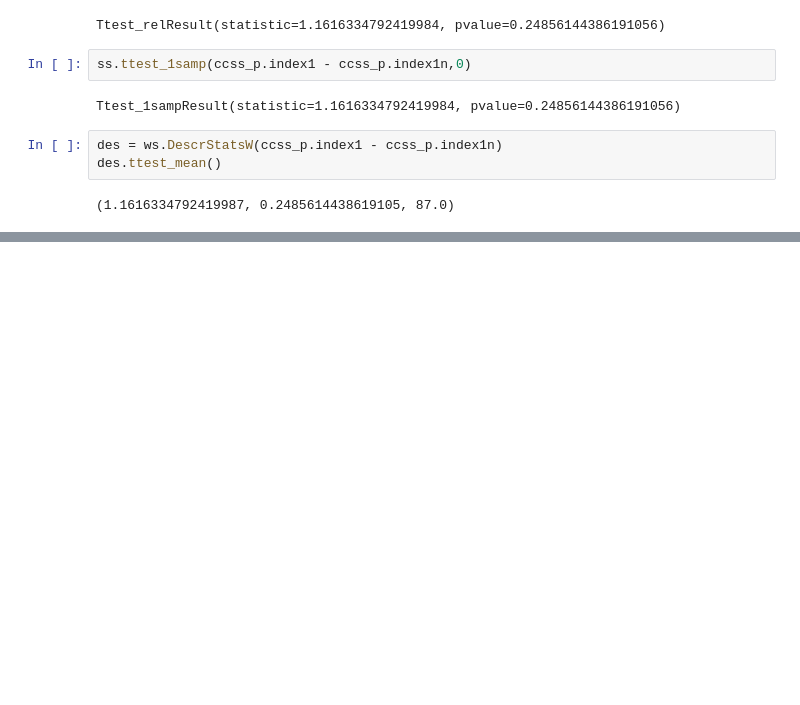
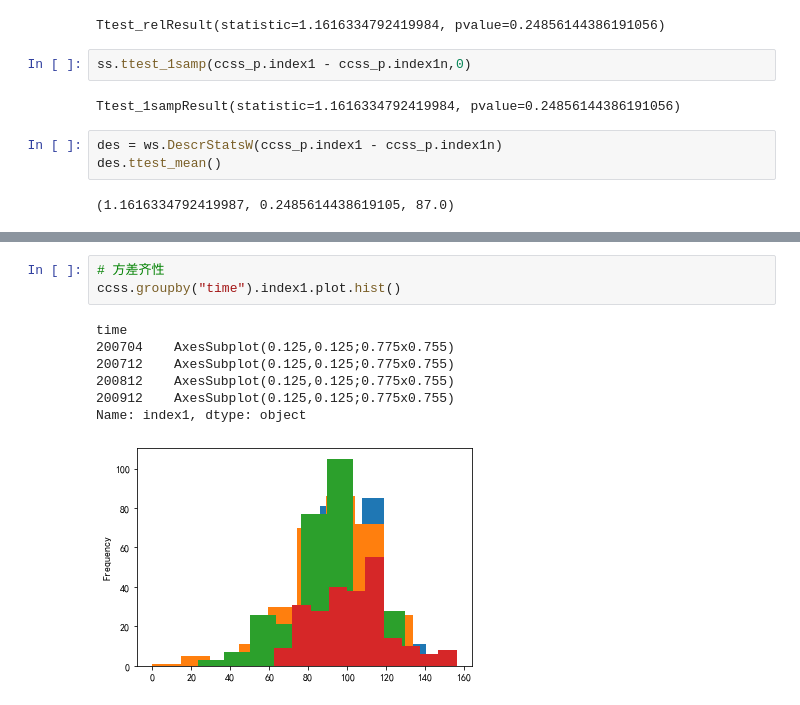
Before and after one commit to IamZY/DataAnalysis, a Jupyter notebook: pandas/Python统计分析.ipynb, the cells around one changed output, grey strips where cells are left out. Drawn from its saved outputs; the diff is of its cells as text; blank space fills up the shorter version.

```diff
--- a/pandas/Python统计分析.ipynb
+++ b/pandas/Python统计分析.ipynb
@@ -276,0 +317,11 @@ des.ttest_mean()
+# %%
+# 方差齐性
+ccss.groupby("time").index1.plot.hist()
+# %% [output]
+time
+200704    AxesSubplot(0.125,0.125;0.775x0.755)
+200712    AxesSubplot(0.125,0.125;0.775x0.755)
+200812    AxesSubplot(0.125,0.125;0.775x0.755)
+200912    AxesSubplot(0.125,0.125;0.775x0.755)
+Name: index1, dtype: object
+[figure, added]
```
Also changed, not shown: parts of 23 cells of this notebook, 11 other files.
